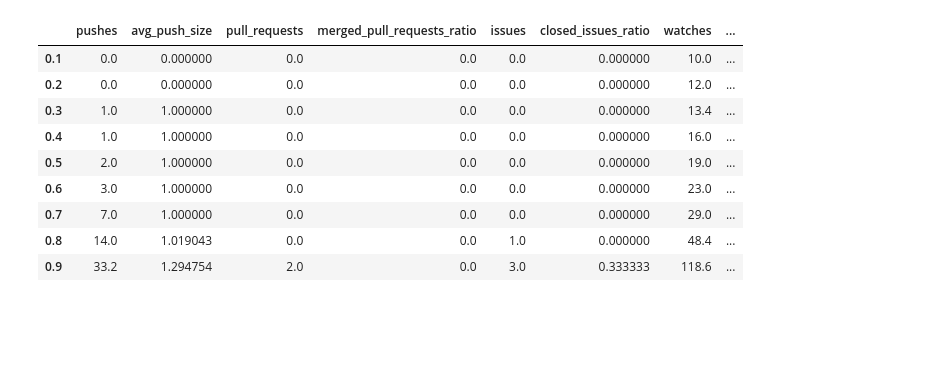
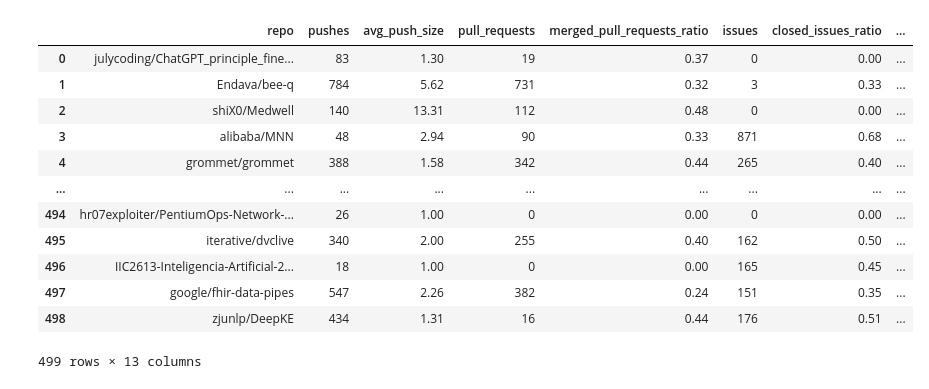
Before and after one commit to Santiperro/final-qualifying-work, a Jupyter notebook: project/program_test.ipynb, the cells around one changed output. Saved outputs shown, nothing was run; the diff lists cells and outputs as text; code cells hidden in the pictures; blank space fills up the shorter version.

```diff
--- a/project/program_test.ipynb
+++ b/project/program_test.ipynb
@@ -28,17 +1,50 @@ github_data
-# %%
-# Пример таблицы с децилями по выборке (Не этих данных)
-find_quantile_columns(github_data, 'deciles')
-# %% [output]
-|  | pushes | avg_push_size | pull_requests | merged_pull_requests_ratio | issues | closed_issues_ratio | watches | ... |
-| 0.1 | 0.0 | 0.000000 | 0.0 | 0.0 | 0.0 | 0.000000 | 10.0 | ... |
-| 0.2 | 0.0 | 0.000000 | 0.0 | 0.0 | 0.0 | 0.000000 | 12.0 | ... |
-| 0.3 | 1.0 | 1.000000 | 0.0 | 0.0 | 0.0 | 0.000000 | 13.4 | ... |
-| 0.4 | 1.0 | 1.000000 | 0.0 | 0.0 | 0.0 | 0.000000 | 16.0 | ... |
-| 0.5 | 2.0 | 1.000000 | 0.0 | 0.0 | 0.0 | 0.000000 | 19.0 | ... |
-| 0.6 | 3.0 | 1.000000 | 0.0 | 0.0 | 0.0 | 0.000000 | 23.0 | ... |
-| 0.7 | 7.0 | 1.000000 | 0.0 | 0.0 | 0.0 | 0.000000 | 29.0 | ... |
-| 0.8 | 14.0 | 1.019043 | 0.0 | 0.0 | 1.0 | 0.000000 | 48.4 | ... |
-| 0.9 | 33.2 | 1.294754 | 2.0 | 0.0 | 3.0 | 0.333333 | 118.6 | ... |
+# %%
+from service_connector import ServiceConnector
+import asyncio
+import nest_asyncio
+nest_asyncio.apply()
+
+
+service_connector = ServiceConnector()
+loop = asyncio.get_event_loop()
+
+# Запрос данных о 4000 репозиторев за 4 месяца, которые имеют минимум 100 звезд
+transactions_dict = {'pushes': 'dec',
+                    'avg_push_size': 'dec',
+                    'pull_requests': 'qua',
+                    'merged_pull_requests_ratio': 'dec',
+                    'issues': 'dec',
+                    'closed_issues_ratio': 'qua',
+                    'watches': 'dec',
+                    'forks': 'dec',
+                    'new_members': 'dec',
+                    'language': 'None',
+                    'license_name': 'None',
+                    'is_deleted_or_private': 'None'}
+
+github_data = loop.run_until_complete(service_connector.get_data_from_services(
+                                                                 transactions_dict,
+                                                                 "2023-01-01",
+                                                                 "2023-08-01",
+                                                                 limit=500,
+                                                                #  min_watch_event_count=200,
+                                                                #  min_new_members_count=3,
+                                                                 is_new_repos=False))
+github_data
+# %% [output]
+|  | repo | pushes | avg_push_size | pull_requests | merged_pull_requests_ratio | issues | closed_issues_ratio | ... |
+| 0 | julycoding/ChatGPT_principle_fine... | 83 | 1.30 | 19 | 0.37 | 0 | 0.00 | ... |
+| 1 | Endava/bee-q | 784 | 5.62 | 731 | 0.32 | 3 | 0.33 | ... |
+| 2 | shiX0/Medwell | 140 | 13.31 | 112 | 0.48 | 0 | 0.00 | ... |
+| 3 | alibaba/MNN | 48 | 2.94 | 90 | 0.33 | 871 | 0.68 | ... |
+| 4 | grommet/grommet | 388 | 1.58 | 342 | 0.44 | 265 | 0.40 | ... |
+| ... | ... | ... | ... | ... | ... | ... | ... | ... |
+| 494 | hr07exploiter/PentiumOps-Network-... | 26 | 1.00 | 0 | 0.00 | 0 | 0.00 | ... |
+| 495 | iterative/dvclive | 340 | 2.00 | 255 | 0.40 | 162 | 0.50 | ... |
+| 496 | IIC2613-Inteligencia-Artificial-2... | 18 | 1.00 | 0 | 0.00 | 165 | 0.45 | ... |
+| 497 | google/fhir-data-pipes | 547 | 2.26 | 382 | 0.24 | 151 | 0.35 | ... |
+| 498 | zjunlp/DeepKE | 434 | 1.31 | 16 | 0.44 | 176 | 0.51 | ... |
+499 rows × 13 columns
 # %%
 from github_data_converter import GithubDataConverter
 from pattern_miner import PatternMiner
```
Also changed, not shown: parts of 4 cells of this notebook, 22 other files.
